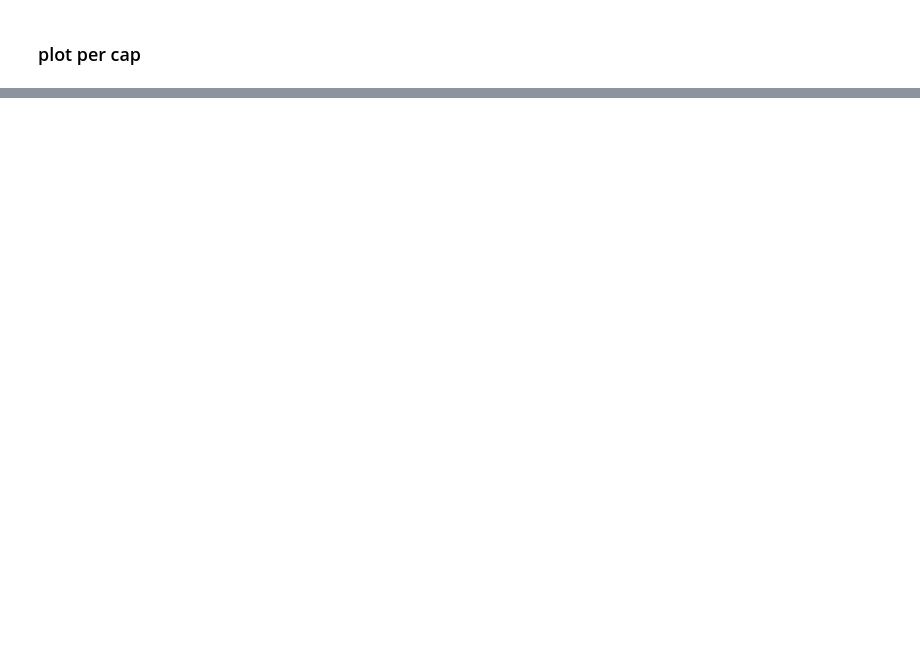
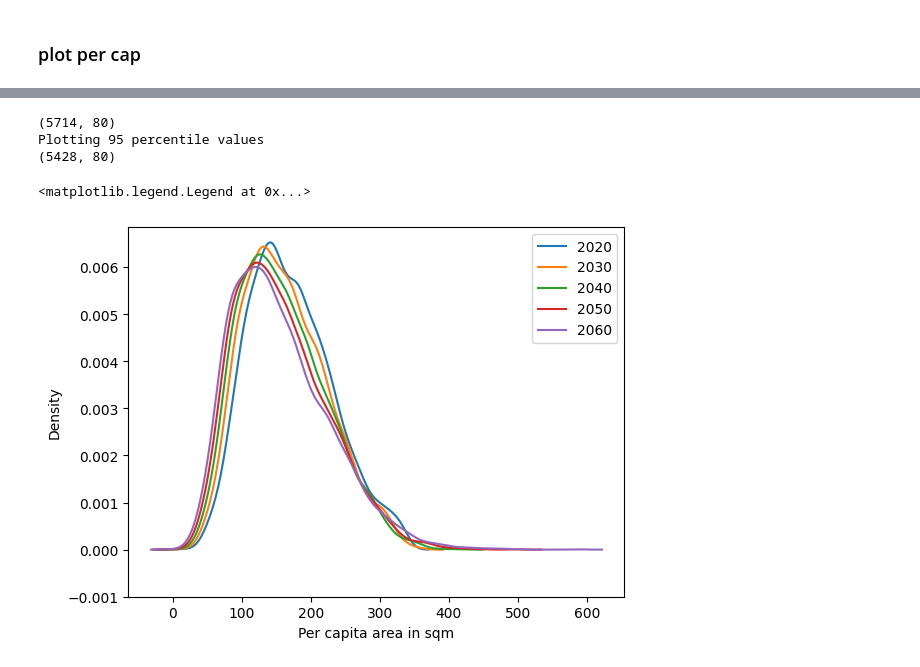
Before and after one commit to usutradhar/quantify-infrastructure, a Jupyter notebook: readGHSLData_modified.ipynb, the cells around one changed output, grey strips where cells are left out. Saved outputs shown, nothing was run; the diff lists cells and outputs as text; code cells hidden in the pictures; blank space fills up the shorter version.

```diff
--- a/readGHSLData_modified.ipynb
+++ b/readGHSLData_modified.ipynb
@@ -800,21 +844,27 @@ plt.legend(labels=['2020', '2030', '2040', '2050', '2060', '2070', '2080'])
 # %%
 df_plot_city = building_clean[building_clean['city type'] == 'periurban']
 print(df_plot_city.shape)
 print("Plotting 95 percentile values")
 q = df_plot_city['per_cap_mass_20'].quantile(0.95)
 df_plot_city = df_plot_city[df_plot_city['per_cap_mass_20'] <= q]
 print(df_plot_city.shape)
 sns.kdeplot(data=df_plot_city, x = 'per_cap_mass_20')
-sns.kdeplot(data=df_plot_city, x = 'per_cap_mass_at_2030_x')
+sns.kdeplot(data=df_plot_city, x = 'per_cap_mass_at_2030')
 sns.kdeplot(data=df_plot_city, x = 'per_cap_mass_at_2040') #, linestyle="--")
 sns.kdeplot(data=df_plot_city, x = 'per_cap_mass_at_2050')
 sns.kdeplot(data=df_plot_city, x = 'per_cap_mass_at_2060')
 # sns.kdeplot(data=df_plot_city, x = 'per_cap_mass_70')
 # sns.kdeplot(data=df_plot_city, x = 'per_cap_mass_80')
 
 plt.ylim(-0.001, None)
 plt.xlabel('Per capita area in sqm')
 plt.legend(labels=['2020', '2030', '2040', '2050', '2060', '2070', '2080'])
+# %% [output]
+(5714, 80)
+Plotting 95 percentile values
+(5428, 80)
+<matplotlib.legend.Legend at 0x...>
+[figure, added]
 # %%
 df_plot_city = building_clean[building_clean['city type'] == 'rural']
 print(df_plot_city.shape)
```
Also changed, not shown: parts of 36 cells of this notebook.
